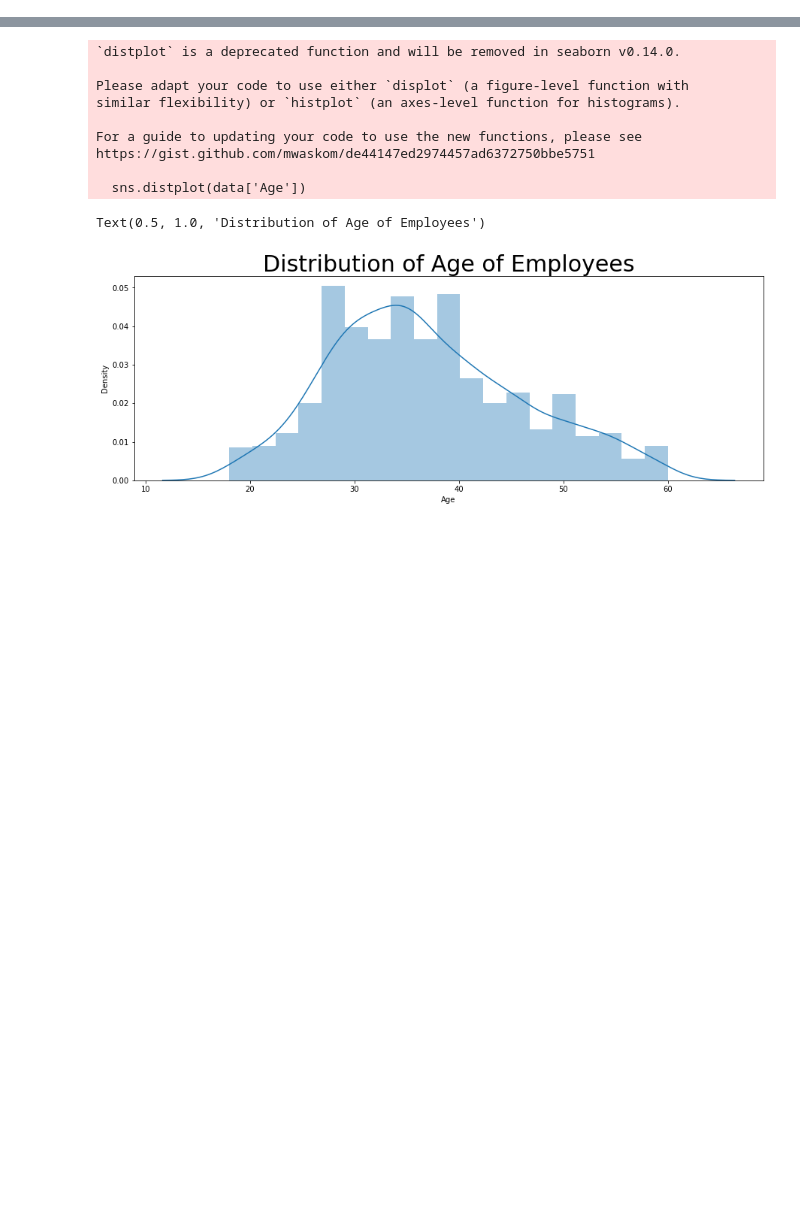
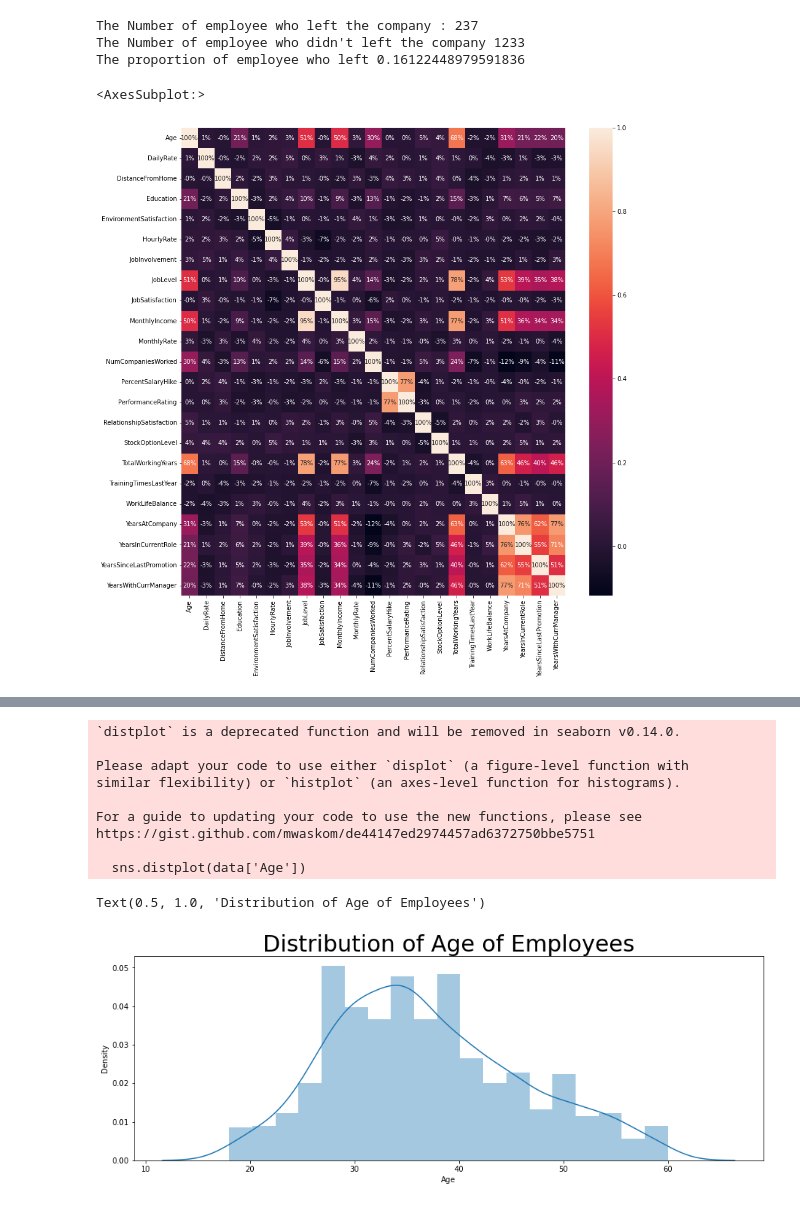
Before and after one commit to catarinatomasr/EDSBootcamp, a Jupyter notebook: Analise_Catarina.ipynb, the cells around one changed output, grey strips where cells are left out. Cells and saved outputs as stored; diff of their text form; code cells hidden in the pictures; blank space fills up the shorter version.

```diff
--- a/Analise_Catarina.ipynb
+++ b/Analise_Catarina.ipynb
@@ -79,0 +75,8 @@ plt.show()
+# %%
+#ver os data types e ver os seus valores unicos
+
+for column in data.columns:
+    if data[column].dtype==object:
+        print(str(column) + ' : ' + str(data[column].unique()))
+        print(data[column].value_counts())
+        print('_______________________________________________________________')
@@ -79,0 +101,37 @@ plt.show()
+# %%
+#Over18 : ['Y']
+#Y    1470
+#so tem um unico valor, por isso vou apagar por ser inutil
+#data['StandardHours'].unique() tambem so tem 1 valor, que é sempre 80
+#data['EmployeeCount'].unique() tambem so tem 1 valor, que é 1
+
+#não trazem valor
+
+data=data.drop('Over18', axis=1)
+data=data.drop('EmployeeNumber', axis=1)
+data=data.drop('StandardHours', axis=1)
+data=data.drop('EmployeeCount', axis=1)
+# %%
+#transformar as colunas que não sao numericas, em numericas pois os modelos n aceitam colunas texto
+from sklearn.preprocessing import LabelEncoder
+
+for column in data.columns:
+    if data[column].dtype == np.int64:
+            continue
+    data[column]=LabelEncoder().fit_transform(data[column])
+# %%
+# no of employee who left the company
+print("The Number of employee who left the company :",len(data[data['Attrition']==1]))
+print("The Number of employee who didn't left the company",len(data[data['Attrition']==0]))
+print("The proportion of employee who left",len(data[data['Attrition']==1])/len(data))
+# %% [output]
+The Number of employee who left the company : 237
+The Number of employee who didn't left the company 1233
+The proportion of employee who left 0.16122448979591836
+# %%
+# ver a correlação dos dados
+plt.figure(figsize=(14,14))
+sns.heatmap(data.corr(), annot=True, fmt='0.0%')
+# %% [output]
+<AxesSubplot:>
+[figure, added]
```
Also changed, not shown: parts of 23 cells of this notebook, 1 other file.
